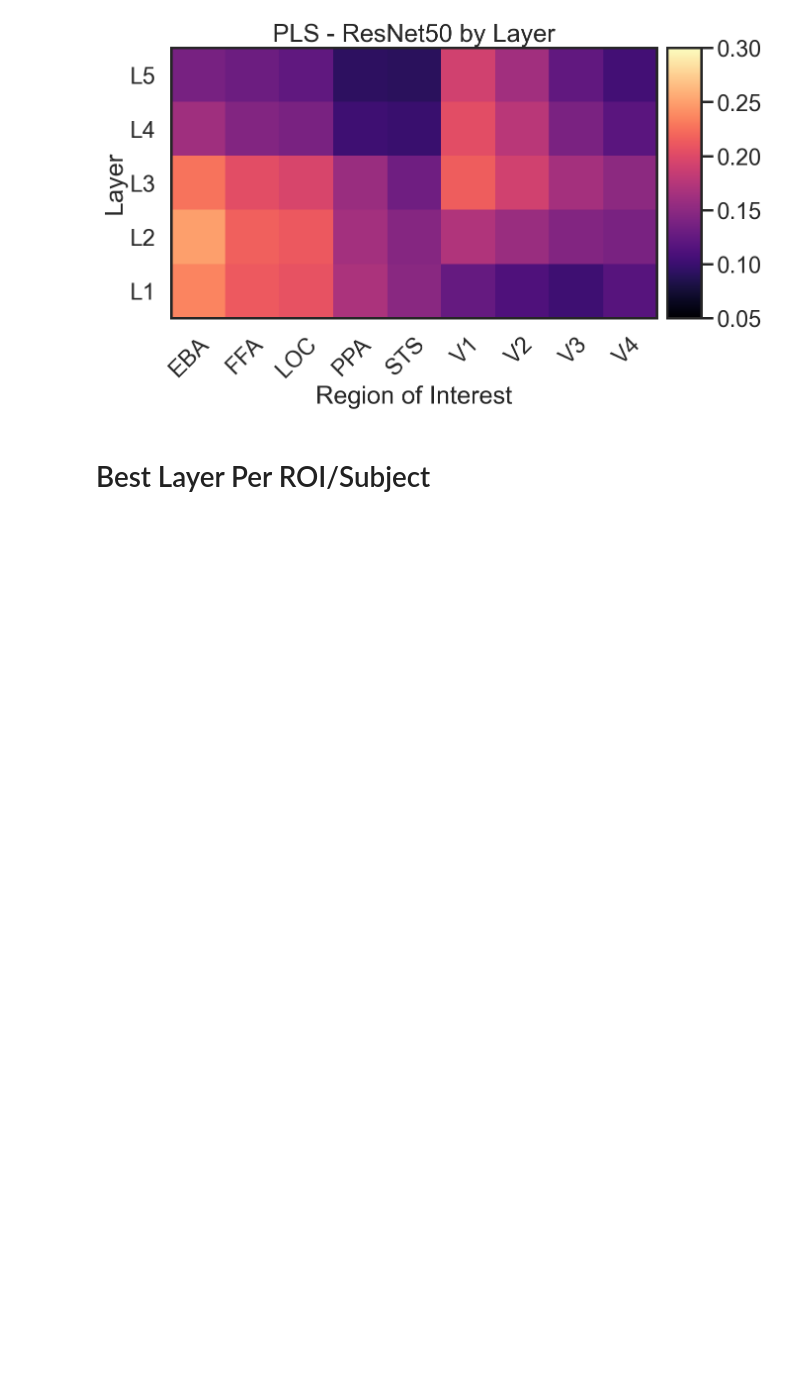
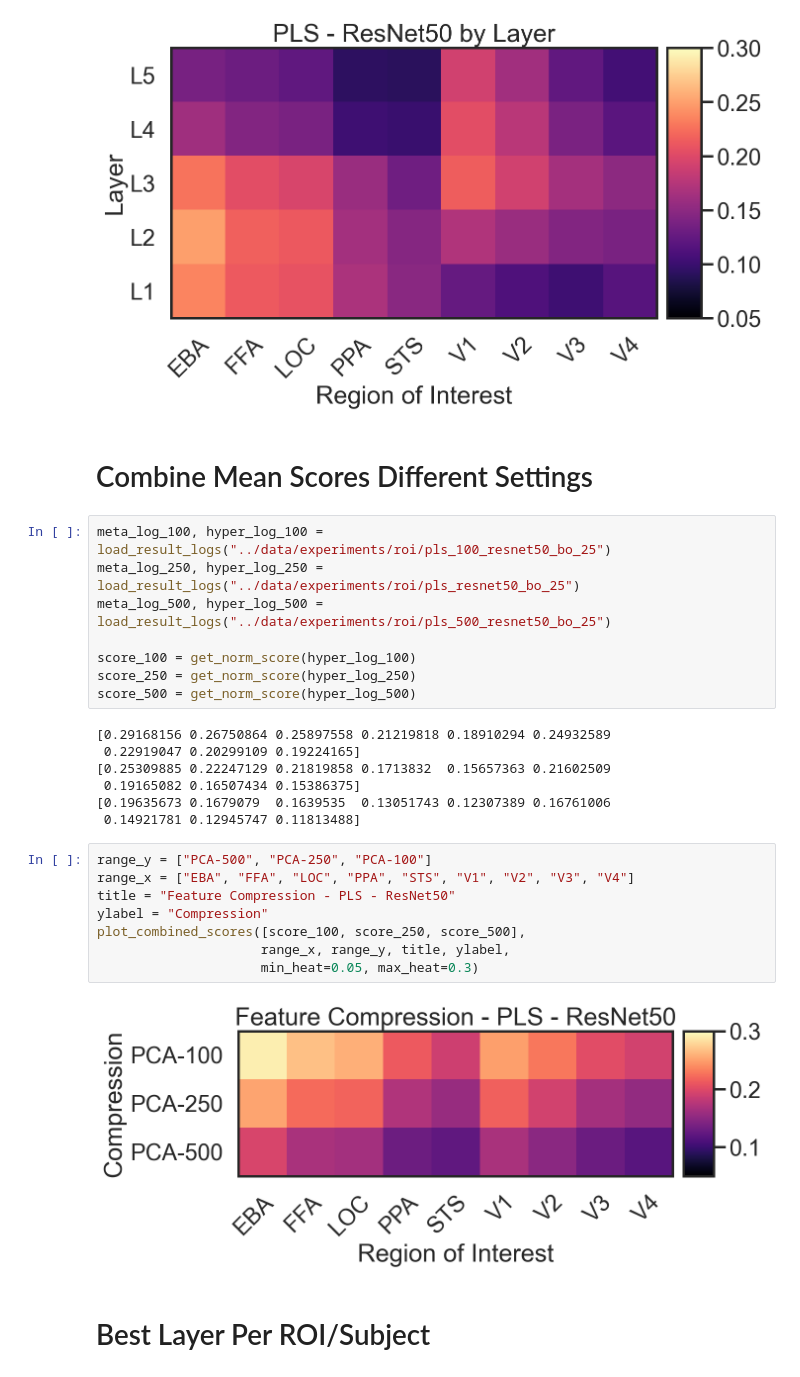
Before and after one commit to RobertTLange/algonauts-2021, a Jupyter notebook: notebooks/inspect_experiments.ipynb, the cells around one changed output. Cells and saved outputs as stored; diff of their text form; blank space fills up the shorter version.

```diff
--- a/notebooks/inspect_experiments.ipynb
+++ b/notebooks/inspect_experiments.ipynb
@@ -88,6 +80,33 @@ print(scores)
 plot_perf_per_layer(hyper_log, meta_log, num_bo_per_layer=25, num_layers=5, title="PLS - ResNet50 by Layer")
 # %% [output]
 [figure]
+# %% [markdown]
+# Combine Mean Scores Different Settings
+# %%
+meta_log_100, hyper_log_100 = load_result_logs("../data/experiments/roi/pls_100_resnet50_bo_25")
+meta_log_250, hyper_log_250 = load_result_logs("../data/experiments/roi/pls_resnet50_bo_25")
+meta_log_500, hyper_log_500 = load_result_logs("../data/experiments/roi/pls_500_resnet50_bo_25")
+
+score_100 = get_norm_score(hyper_log_100)
+score_250 = get_norm_score(hyper_log_250)
+score_500 = get_norm_score(hyper_log_500)
+# %% [output]
+[0.29168156 0.26750864 0.25897558 0.21219818 0.18910294 0.24932589
+ 0.22919047 0.20299109 0.19224165]
+[0.25309885 0.22247129 0.21819858 0.1713832  0.15657363 0.21602509
+ 0.19165082 0.16507434 0.15386375]
+[0.19635673 0.1679079  0.1639535  0.13051743 0.12307389 0.16761006
+ 0.14921781 0.12945747 0.11813488]
+# %%
+range_y = ["PCA-500", "PCA-250", "PCA-100"]
+range_x = ["EBA", "FFA", "LOC", "PPA", "STS", "V1", "V2", "V3", "V4"]
+title = "Feature Compression - PLS - ResNet50"
+ylabel = "Compression"
+plot_combined_scores([score_100, score_250, score_500],
+                     range_x, range_y, title, ylabel,
+                     min_heat=0.05, max_heat=0.3)
+# %% [output]
+[figure, added]
 # %% [markdown]
 # Best Layer Per ROI/Subject
 # %%
```
Also changed, not shown: parts of 3 cells of this notebook, 14 other files.
